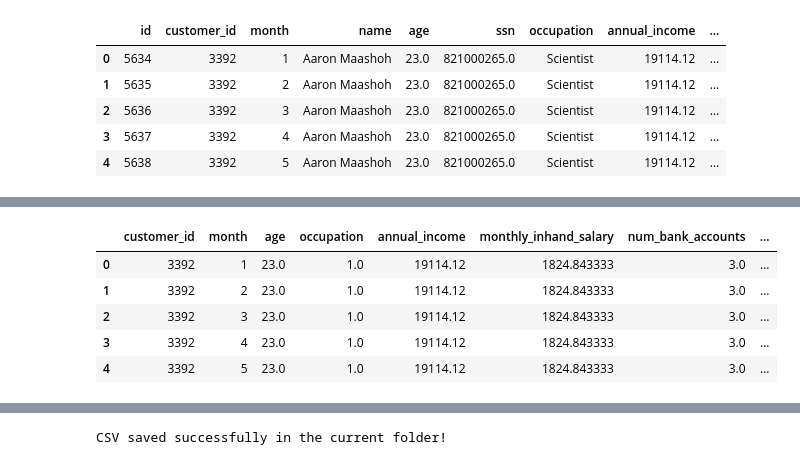
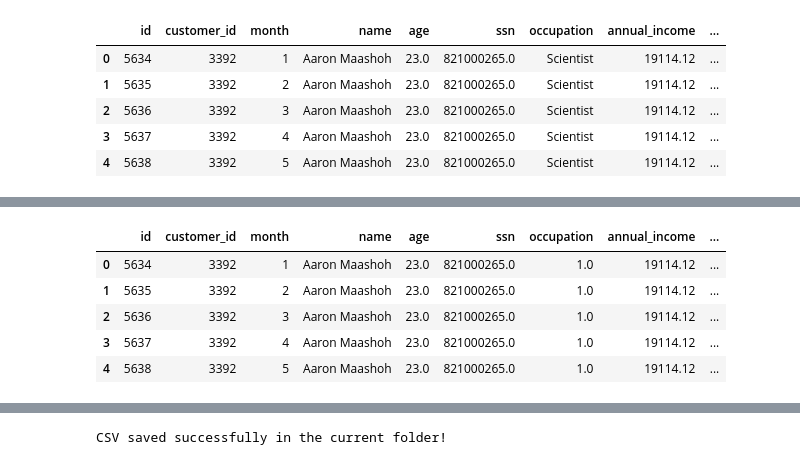
Before and after one commit to alvarofavale/week7_ml, a Jupyter notebook: notebooks/Ceci/encoding.ipynb, the cells around one changed output, grey strips where cells are left out. Drawn from its saved outputs; the diff is of its cells as text; code cells hidden in the pictures.

```diff
--- a/notebooks/Ceci/encoding.ipynb
+++ b/notebooks/Ceci/encoding.ipynb
@@ -94,11 +95,3 @@ unique_values
         'High_spent_Medium_value_payments',
         'High_spent_Large_value_payments'], dtype=object),
  'credit_score': array(['Good', 'Standard', 'Poor'], dtype=object)}
-# %%
-# Drop specific columns by name
-df = df.drop(columns=['name', 'ssn'])
-
-# Or drop columns by index (e.g., to drop the first column)
-df = df.drop(df.columns[0], axis=1)
-
-df.head()
@@ -112,7 +98,4 @@ df.head()
 # %%
-import random
-import pandas as pd
-
 # Define the mapping for the 'occupation' column
 occupation_mapping = {
     'Scientist': 1,
@@ -121,7 +104,8 @@ occupation_mapping = {
     'Entrepreneur': 4,
     'Developer': 5,
     'Lawyer': 6,
-    'Media Manager': 7,
+    'Media Manager': 7,  # 'Media Manager' maps to 7
+    'Media_Manager': 7,  # 'Media_Manager' also maps to 7
     'Doctor': 8,
     'Journalist': 9,
     'Manager': 10,
@@ -196,36 +180,36 @@ def encode_column(df, column_name, mapping_dict, not_specified_keywords=None):
 # Example usage of encoding for each column
 # Encoding 'occupation' column
 df = encode_column(df, 'occupation', occupation_mapping)
 
 # Encoding 'credit_mix' column
 df = encode_column(df, 'credit_mix', credit_mix_mapping)
 
 # Encoding 'payment_of_min_amount' column
 df = encode_column(df, 'payment_of_min_amount', payment_of_min_amount_mapping)
 
 # Encoding 'payment_behaviour' column
 df = encode_column(df, 'payment_behaviour', payment_behaviour_mapping)
 
 # Encoding 'credit_score' column
 df = encode_column(df, 'credit_score', credit_score_mapping)
 
 # Encoding 'type_of_loan' column with special handling for 'not specified' values
 loan_mapping = {}
 unique_loans = df['type_of_loan'].unique()
 for loan in unique_loans:
     if loan in not_specified_keywords:
         loan_mapping[loan] = 666  # Assign code 666 for exact matches
     else:
         loan_mapping[loan] = random.randint(100, 999)  # Assign a random 3-digit code to other values
 
 df = encode_column(df, 'type_of_loan', loan_mapping, not_specified_keywords)
 
 # To verify, you can print the first few rows of the updated DataFrame
 df.head()
 # %% [output]
-|  | customer_id | month | age | occupation | annual_income | monthly_inhand_salary | num_bank_accounts | ... |
-| 0 | 3392 | 1 | 23.0 | 1.0 | 19114.12 | 1824.843333 | 3.0 | ... |
-| 1 | 3392 | 2 | 23.0 | 1.0 | 19114.12 | 1824.843333 | 3.0 | ... |
-| 2 | 3392 | 3 | 23.0 | 1.0 | 19114.12 | 1824.843333 | 3.0 | ... |
-| 3 | 3392 | 4 | 23.0 | 1.0 | 19114.12 | 1824.843333 | 3.0 | ... |
-| 4 | 3392 | 5 | 23.0 | 1.0 | 19114.12 | 1824.843333 | 3.0 | ... |
+|  | id | customer_id | month | name | age | ssn | occupation | annual_income | ... |
+| 0 | 5634 | 3392 | 1 | Aaron Maashoh | 23.0 | 821000265.0 | 1.0 | 19114.12 | ... |
+| 1 | 5635 | 3392 | 2 | Aaron Maashoh | 23.0 | 821000265.0 | 1.0 | 19114.12 | ... |
+| 2 | 5636 | 3392 | 3 | Aaron Maashoh | 23.0 | 821000265.0 | 1.0 | 19114.12 | ... |
+| 3 | 5637 | 3392 | 4 | Aaron Maashoh | 23.0 | 821000265.0 | 1.0 | 19114.12 | ... |
+| 4 | 5638 | 3392 | 5 | Aaron Maashoh | 23.0 | 821000265.0 | 1.0 | 19114.12 | ... |
```
Also changed, not shown: parts of 4 cells of this notebook, 4 other files.
